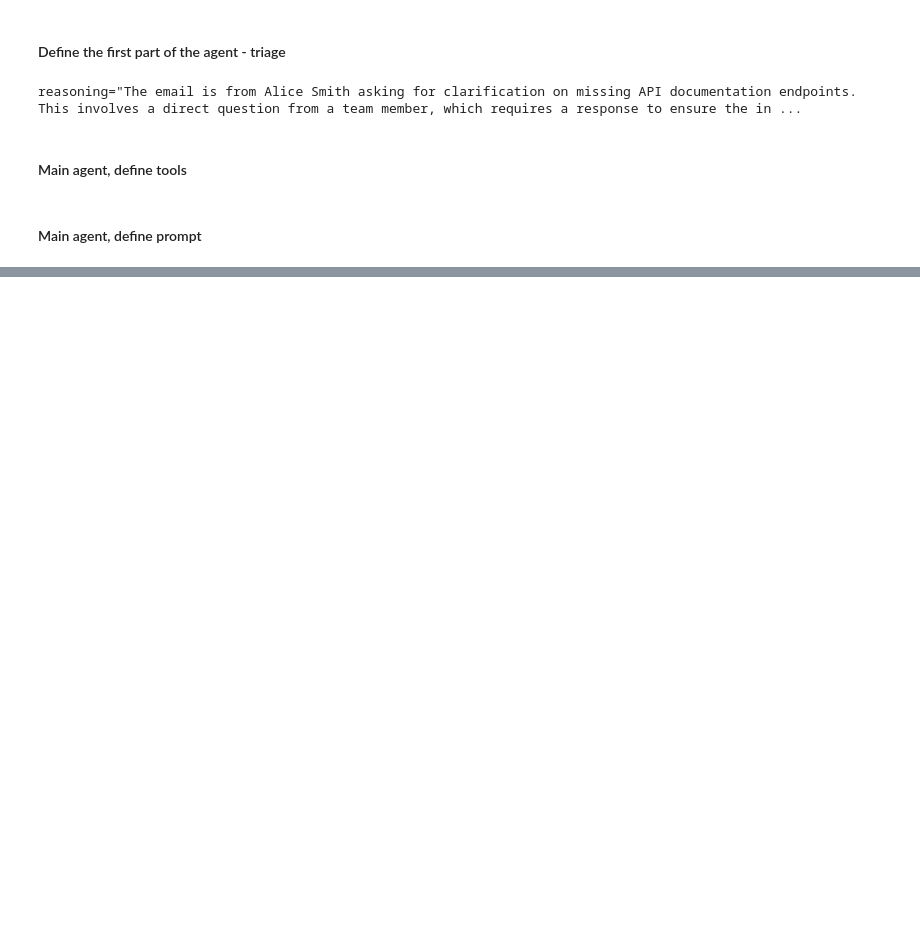
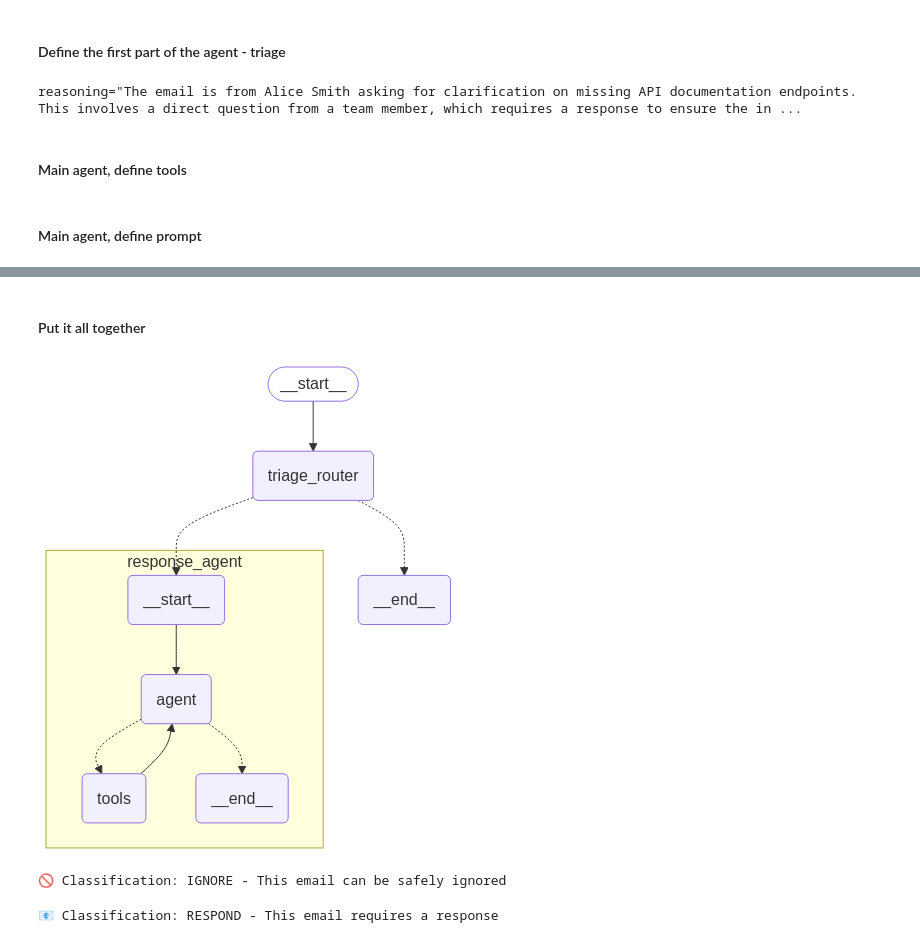
Before and after one commit to yeesem/LangGraph-AI-Agent, a Jupyter notebook: Baseline Email Agent.ipynb, the cells around one changed output, grey strips where cells are left out. Drawn from its saved outputs; the diff is of its cells as text; code cells hidden in the pictures; blank space fills up the shorter version.

```diff
--- a/Baseline Email Agent.ipynb
+++ b/Baseline Email Agent.ipynb
@@ -144,5 +144,5 @@ model = ChatOllama(model = "MFDoom/deepseek-r1-tool-calling:8b")
 agent = create_react_agent(
     model = model,
     tools = tools,
-    prompt = create_prompt
+    state_modifier = create_prompt
 )
@@ -148,0 +190,6 @@ agent = create_react_agent(
+# %%
+from langgraph.graph import add_messages
+
+class State(TypedDict):
+    email_input: dict
+    messages: Annotated[list, add_messages]
@@ -148,0 +258,13 @@ agent = create_react_agent(
+# %% [markdown]
+#### Put it all together
+# %%
+email_agent = StateGraph(State)
+email_agent = email_agent.add_node(triage_router)
+email_agent = email_agent.add_node("response_agent", agent)
+email_agent = email_agent.add_edge(START, 'triage_router')
+email_agent = email_agent.compile()
+# %%
+# Show the agent
+display(Image(email_agent.get_graph(xray=True).draw_mermaid_png()))
+# %% [output]
+[figure, added]
@@ -148,0 +302,4 @@ agent = create_react_agent(
+# %%
+response = email_agent.invoke({"email_input": email_input})
+# %% [output]
+🚫 Classification: IGNORE - This email can be safely ignored
@@ -148,0 +322,4 @@ agent = create_react_agent(
+# %%
+response = email_agent.invoke({"email_input": email_input})
+# %% [output]
+📧 Classification: RESPOND - This email requires a response
```
Also changed, not shown: parts of 10 cells of this notebook.
